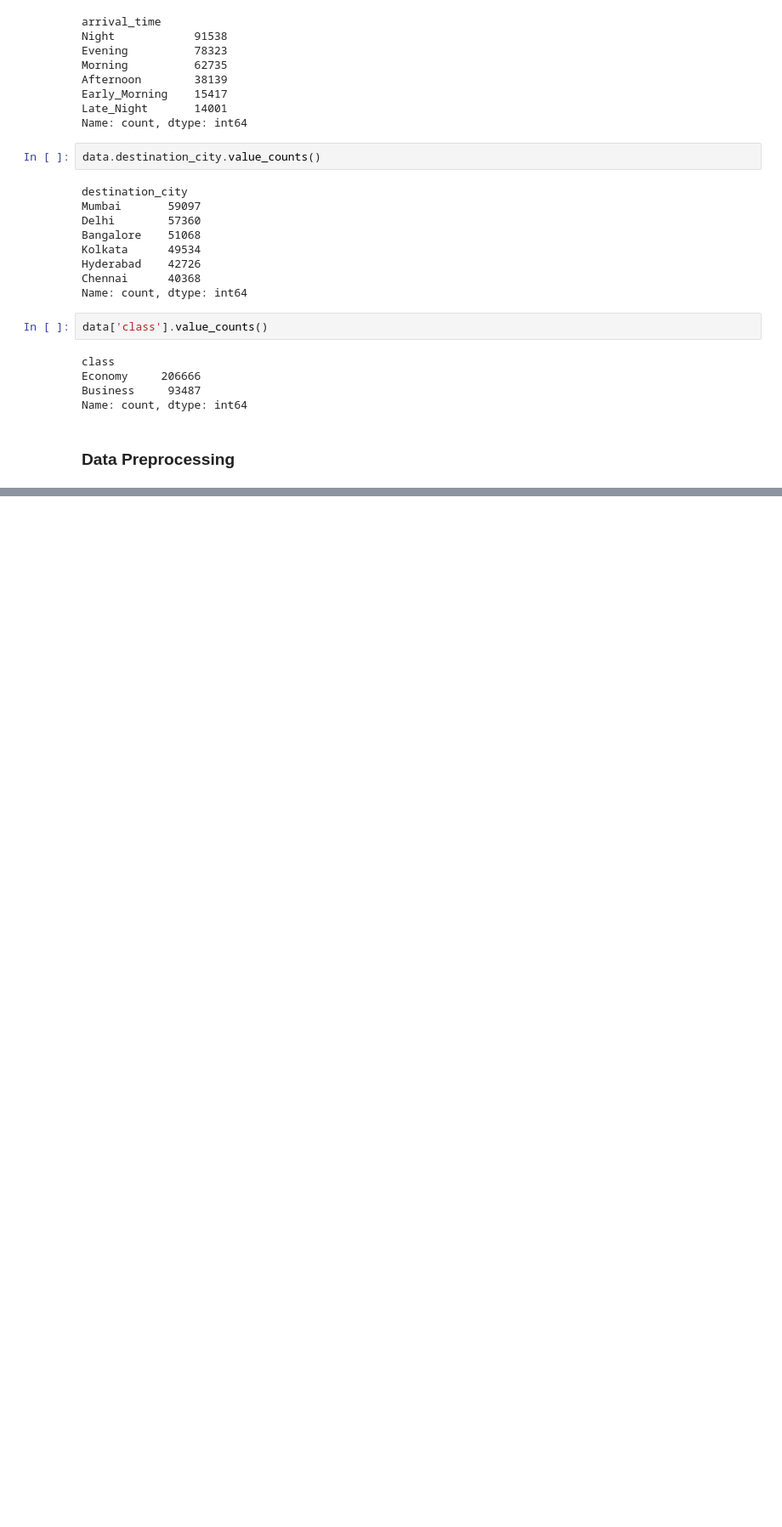
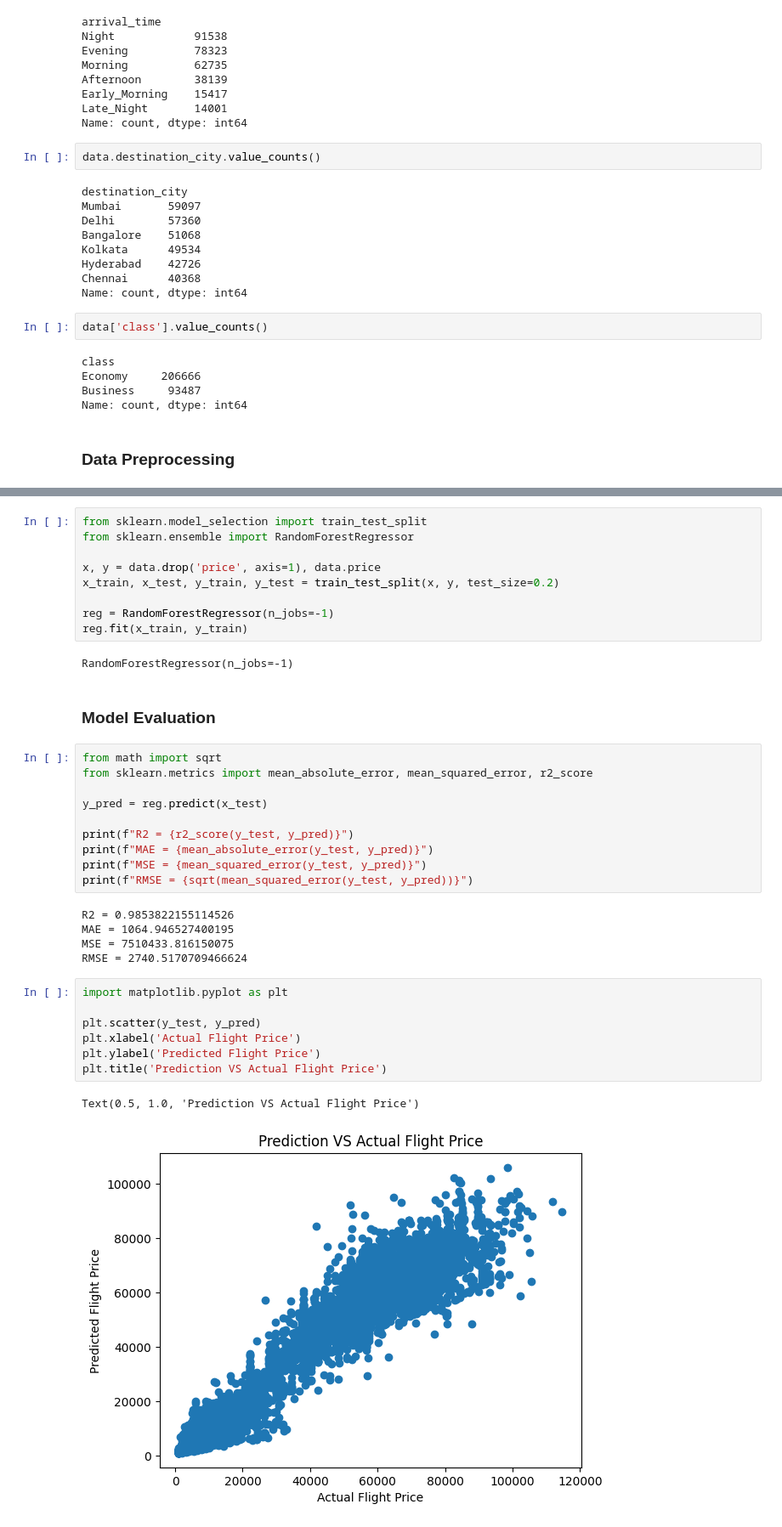
Before and after one commit to reda1609/Flight-Price-Prediction, a Jupyter notebook: main.ipynb, the cells around one changed output, grey strips where cells are left out. Shown at 85% size. Saved outputs shown, nothing was run; the diff lists cells and outputs as text; blank space fills up the shorter version.

```diff
--- a/main.ipynb
+++ b/main.ipynb
@@ -115,0 +118,38 @@ data.head()
+# %%
+from sklearn.model_selection import train_test_split
+from sklearn.ensemble import RandomForestRegressor
+
+x, y = data.drop('price', axis=1), data.price
+x_train, x_test, y_train, y_test = train_test_split(x, y, test_size=0.2)
+
+reg = RandomForestRegressor(n_jobs=-1)
+reg.fit(x_train, y_train)
+# %% [output]
+RandomForestRegressor(n_jobs=-1)
+# %% [markdown]
+### Model Evaluation
+# %%
+from math import sqrt
+from sklearn.metrics import mean_absolute_error, mean_squared_error, r2_score
+
+y_pred = reg.predict(x_test)
+
+print(f"R2 = {r2_score(y_test, y_pred)}")
+print(f"MAE = {mean_absolute_error(y_test, y_pred)}")
+print(f"MSE = {mean_squared_error(y_test, y_pred)}")
+print(f"RMSE = {sqrt(mean_squared_error(y_test, y_pred))}")
+# %% [output]
+R2 = 0.9853822155114526
+MAE = 1064.946527400195
+MSE = 7510433.816150075
+RMSE = 2740.5170709466624
+# %%
+import matplotlib.pyplot as plt
+
+plt.scatter(y_test, y_pred)
+plt.xlabel('Actual Flight Price')
+plt.ylabel('Predicted Flight Price')
+plt.title('Prediction VS Actual Flight Price')
+# %% [output]
+Text(0.5, 1.0, 'Prediction VS Actual Flight Price')
+[figure, added]
```
Also changed, not shown: parts of 3 cells of this notebook.
